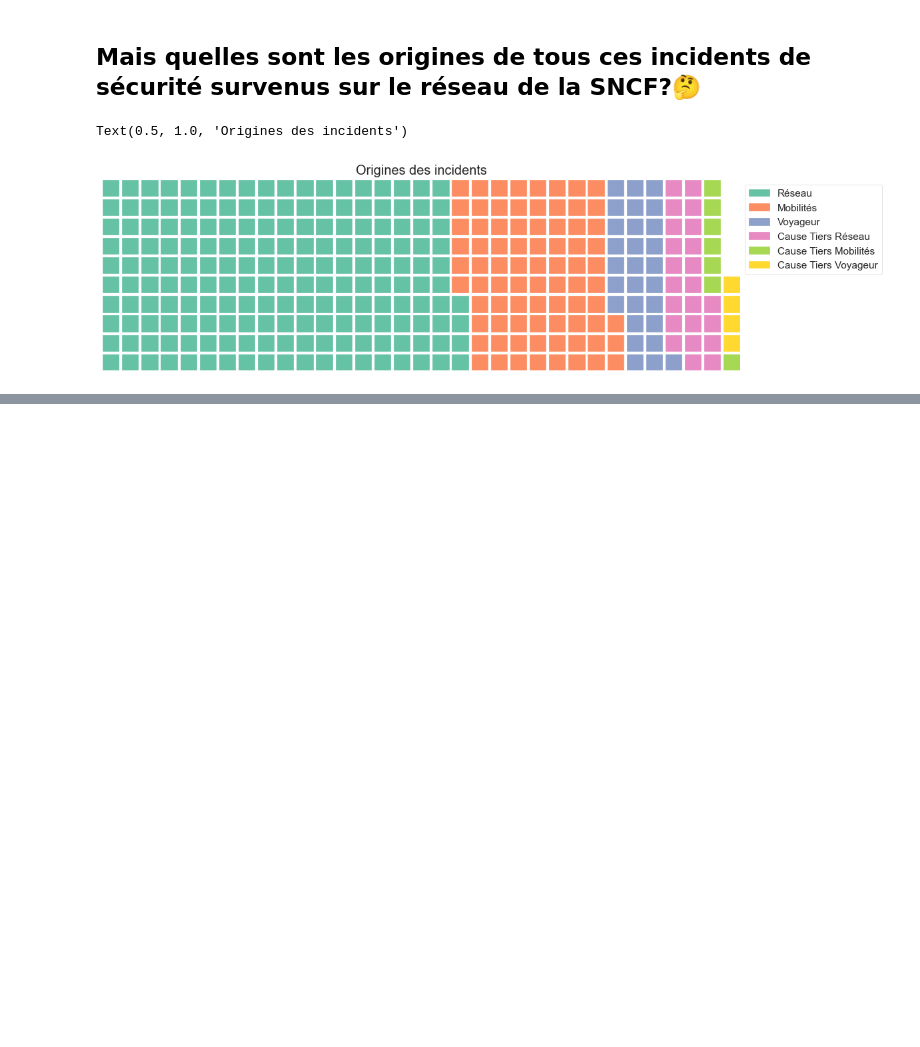
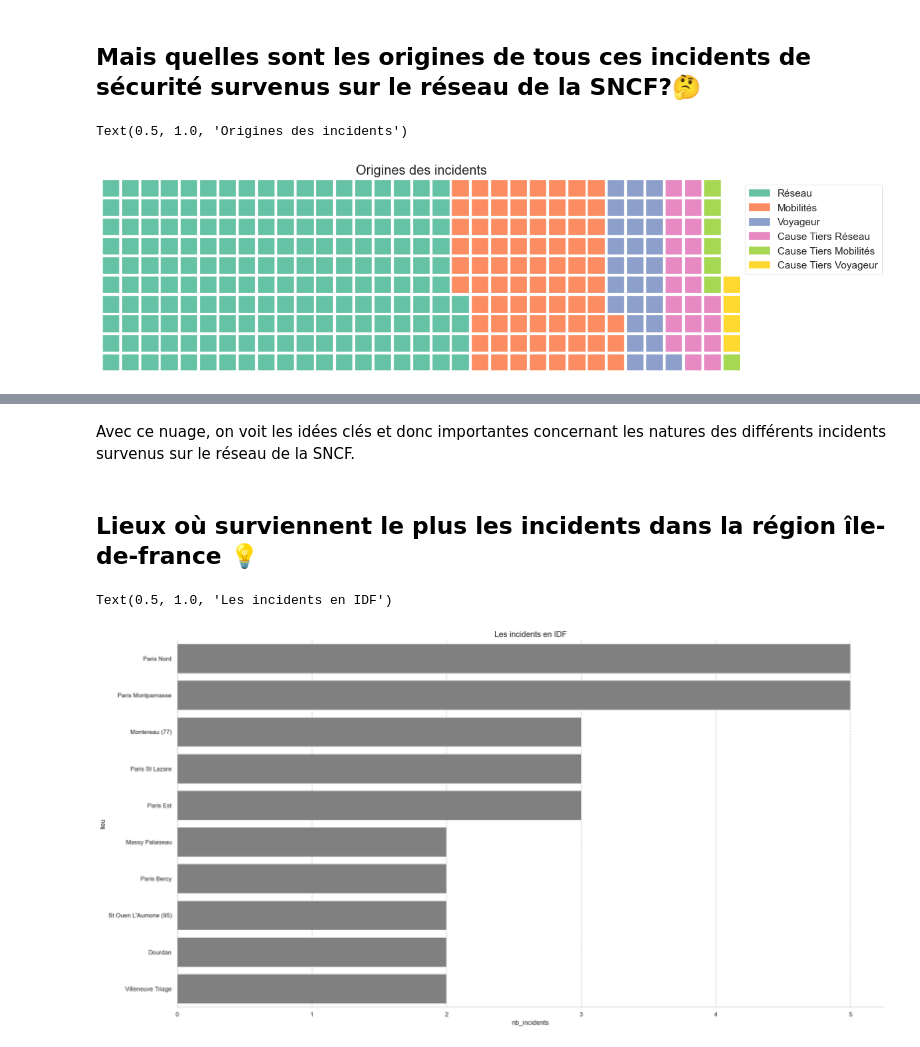
Before and after one commit to gbiaou/Projet_Python_SNCF, a Jupyter notebook: incidents_de_sécurité.ipynb, the cells around one changed output, grey strips where cells are left out. Saved outputs shown, nothing was run; the diff lists cells and outputs as text; code cells hidden in the pictures; blank space fills up the shorter version.

```diff
--- a/incidents_de_sécurité.ipynb
+++ b/incidents_de_sécurité.ipynb
@@ -129,0 +165,15 @@ Text(0.5, 1.0, 'Origines des incidents')
+# %% [markdown]
+Avec ce nuage, on voit les idées clés et donc importantes concernant les natures des différents incidents survenus sur le réseau de la SNCF.
+# %% [markdown]
+## Lieux où surviennent le plus les incidents dans la région île-de-france 💡
+# %%
+df4=incident[incident['region']=='IDF']
+df4=df4.groupby('lieu').agg({'lieu': "count"})
+df4.rename(columns = {'lieu':'nb_incidents'}, inplace = True)
+df4=df4.sort_values('nb_incidents', ascending = False).head(10)
+df4=df4.reset_index()
+sns.catplot(x='nb_incidents', y='lieu', data=df4, kind = "bar", height = 10, aspect = 2, color='gray')
+plt.title('Les incidents en IDF')
+# %% [output]
+Text(0.5, 1.0, 'Les incidents en IDF')
+[figure, added]
```
Also changed, not shown: parts of 4 cells of this notebook.
